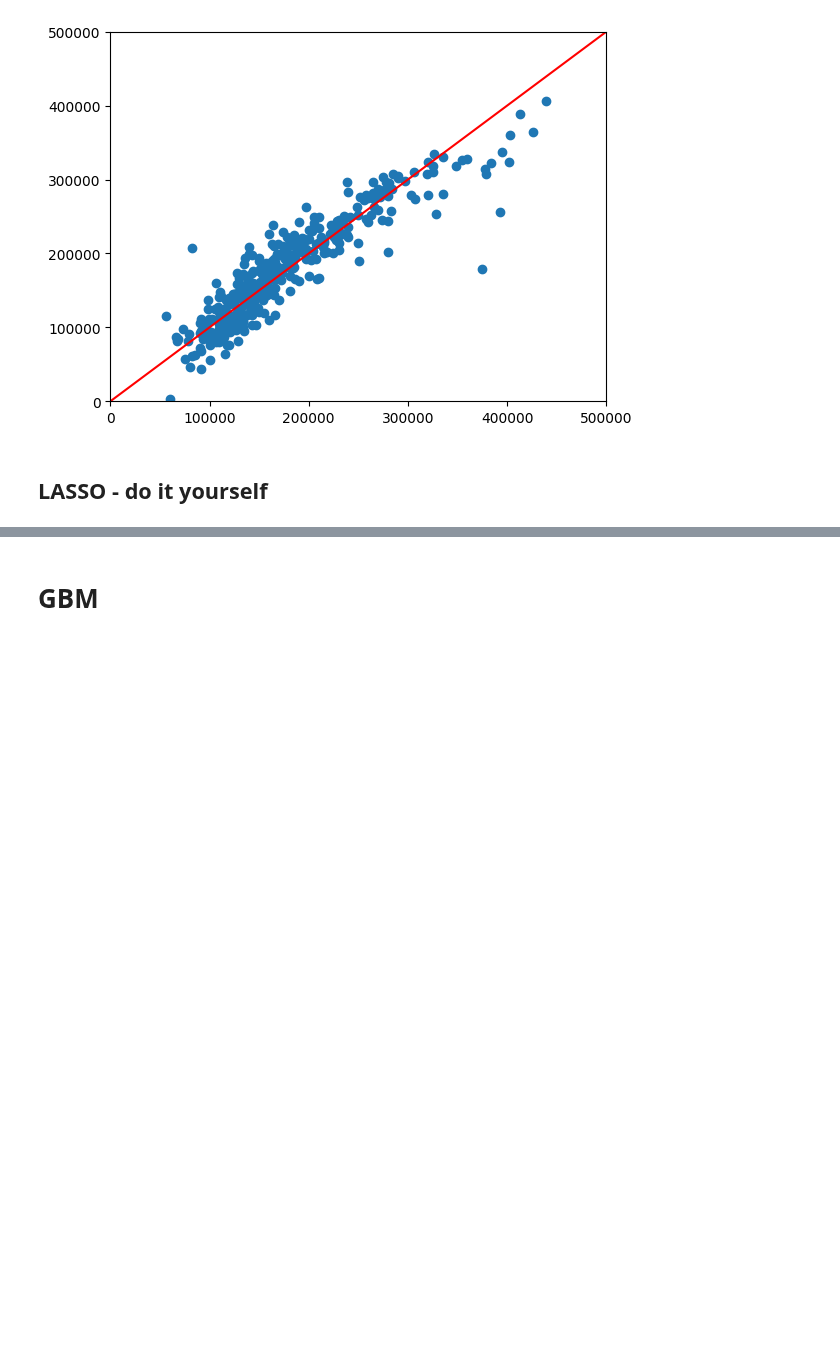
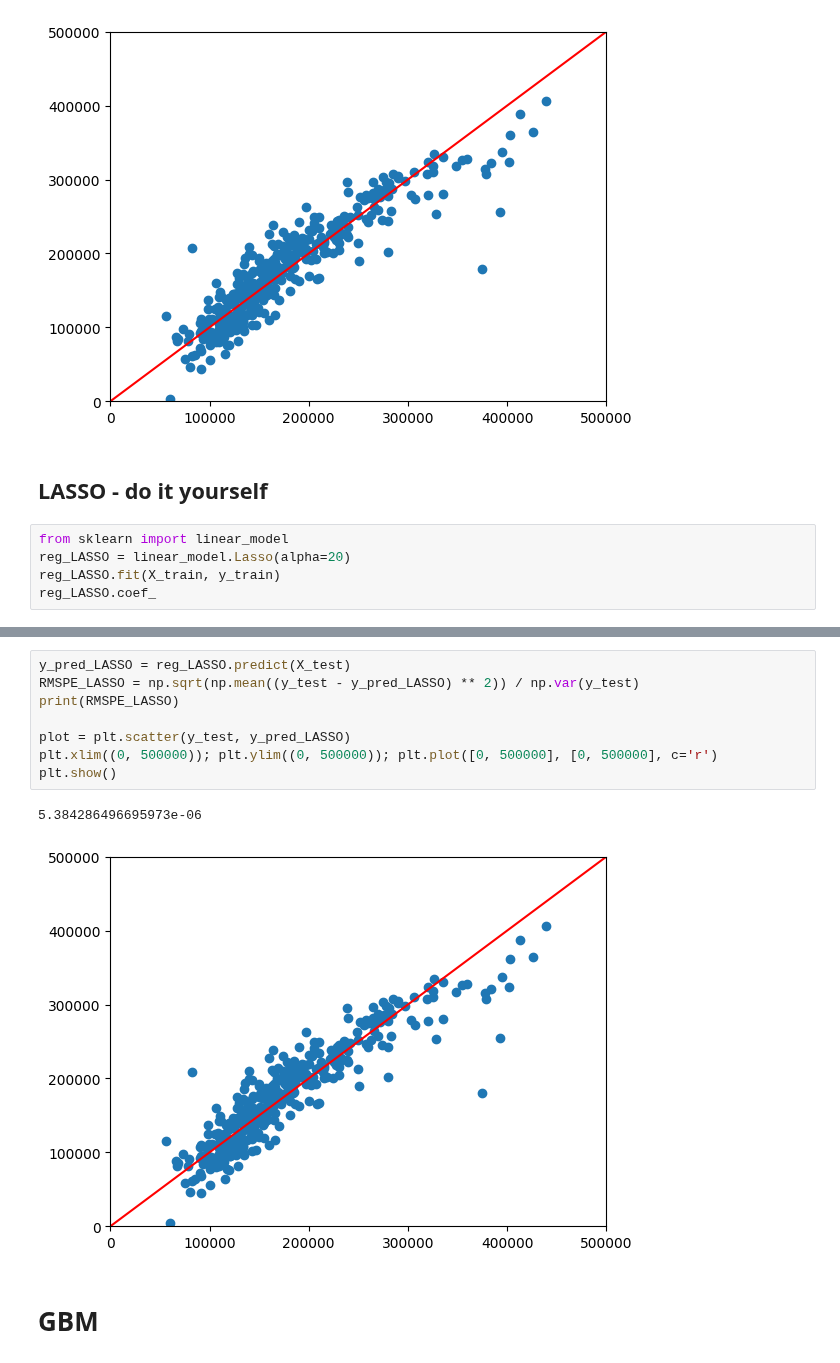
Before and after one commit to StatPal/python_DL_workshop, a Jupyter notebook: Introduction/Basic_ML.ipynb, the cells around one changed output, grey strips where cells are left out. Drawn from its saved outputs; the diff is of its cells as text; blank space fills up the shorter version.

```diff
--- a/Introduction/Basic_ML.ipynb
+++ b/Introduction/Basic_ML.ipynb
@@ -93,3 +93,8 @@ plt.show()
 [figure]
 # %% [markdown]
 ## LASSO - do it yourself
+# %%
+from sklearn import linear_model
+reg_LASSO = linear_model.Lasso(alpha=20)
+reg_LASSO.fit(X_train, y_train)
+reg_LASSO.coef_
@@ -96,3 +112,14 @@ plt.show()
+# %%
+y_pred_LASSO = reg_LASSO.predict(X_test)
+RMSPE_LASSO = np.sqrt(np.mean((y_test - y_pred_LASSO) ** 2)) / np.var(y_test)
+print(RMSPE_LASSO)
+
+plot = plt.scatter(y_test, y_pred_LASSO)
+plt.xlim((0, 500000)); plt.ylim((0, 500000)); plt.plot([0, 500000], [0, 500000], c='r')
+plt.show()
+# %% [output]
+5.384286496695973e-06
+[figure, added]
 # %% [markdown]
 # GBM
 # %%
```
Also changed, not shown: parts of 31 cells of this notebook.
